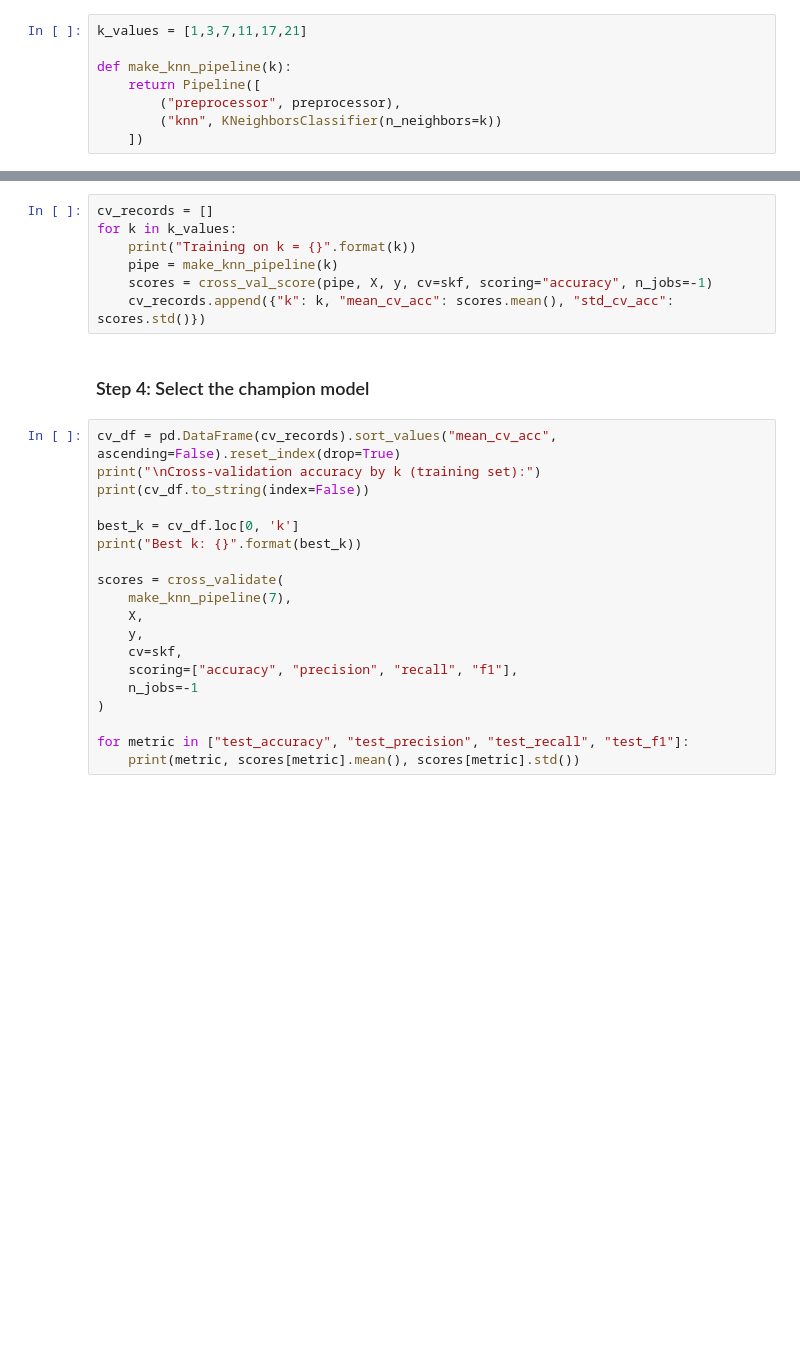
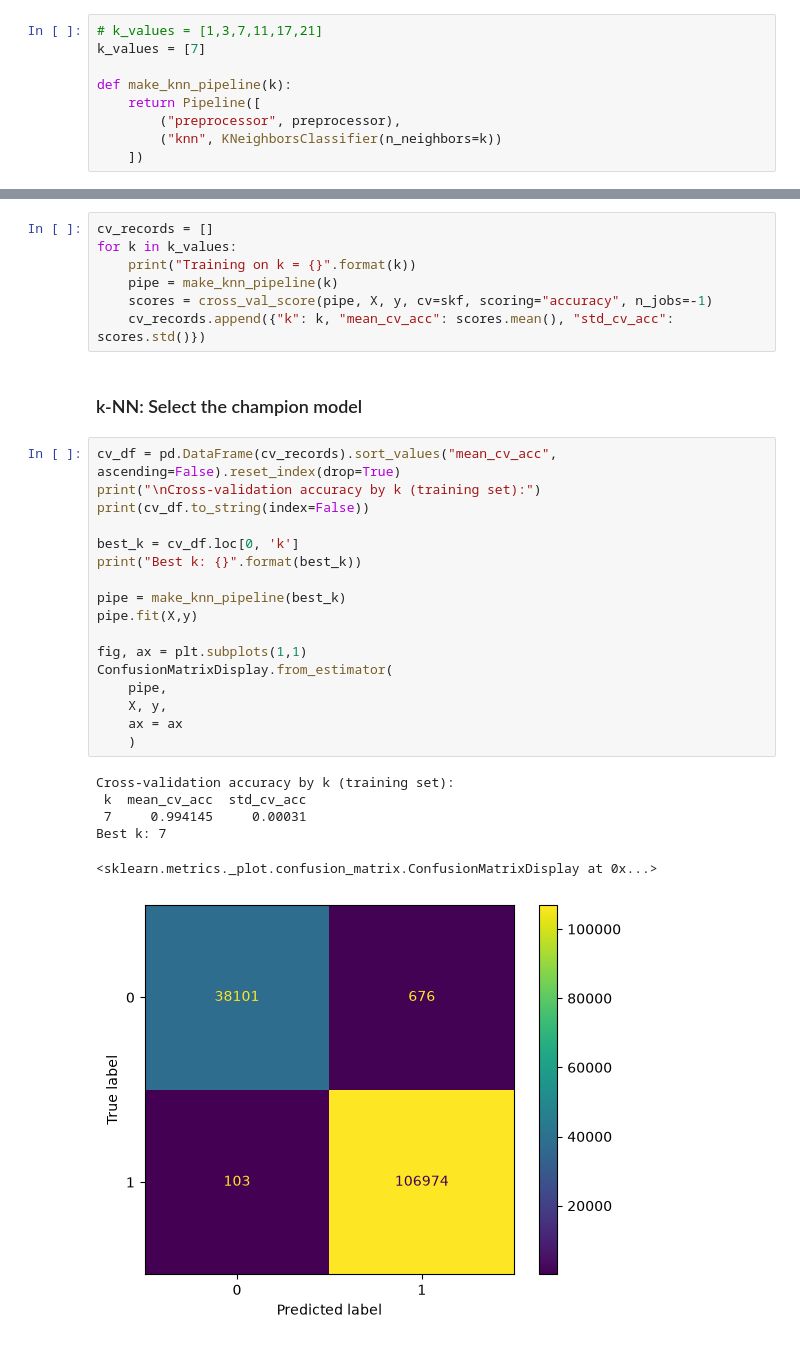
Before and after one commit to Henphan/Data-Mining-Assignment, a Jupyter notebook: src/run.ipynb, the cells around one changed output, grey strips where cells are left out. Saved outputs shown, nothing was run; the diff lists cells and outputs as text; blank space fills up the shorter version.

```diff
--- a/src/run.ipynb
+++ b/src/run.ipynb
@@ -78,7 +81,8 @@ preprocessor = ColumnTransformer(
 # %% [markdown]
 ### k-NN: Build a pipeline
 # %%
-k_values = [1,3,7,11,17,21]
+# k_values = [1,3,7,11,17,21]
+k_values = [7]
 
 def make_knn_pipeline(k):
     return Pipeline([
@@ -95,23 +99,28 @@ for k in k_values:
     scores = cross_val_score(pipe, X, y, cv=skf, scoring="accuracy", n_jobs=-1)
     cv_records.append({"k": k, "mean_cv_acc": scores.mean(), "std_cv_acc": scores.std()})
 # %% [markdown]
-### Step 4: Select the champion model
+### k-NN: Select the champion model
 # %%
 cv_df = pd.DataFrame(cv_records).sort_values("mean_cv_acc", ascending=False).reset_index(drop=True)
 print("\nCross-validation accuracy by k (training set):")
 print(cv_df.to_string(index=False))
 
 best_k = cv_df.loc[0, 'k']
 print("Best k: {}".format(best_k))
 
-scores = cross_validate(
-    make_knn_pipeline(7),
-    X,
-    y,
-    cv=skf,
-    scoring=["accuracy", "precision", "recall", "f1"],
-    n_jobs=-1
-)
+pipe = make_knn_pipeline(best_k)
+pipe.fit(X,y)
 
-for metric in ["test_accuracy", "test_precision", "test_recall", "test_f1"]:
-    print(metric, scores[metric].mean(), scores[metric].std())
+fig, ax = plt.subplots(1,1)
+ConfusionMatrixDisplay.from_estimator(
+    pipe,
+    X, y,
+    ax = ax
+    )
+# %% [output]
+Cross-validation accuracy by k (training set):
+ k  mean_cv_acc  std_cv_acc
+ 7     0.994145     0.00031
+Best k: 7
+<sklearn.metrics._plot.confusion_matrix.ConfusionMatrixDisplay at 0x...>
+[figure, added]
```
Also changed, not shown: parts of 23 cells of this notebook, 1 other file.
